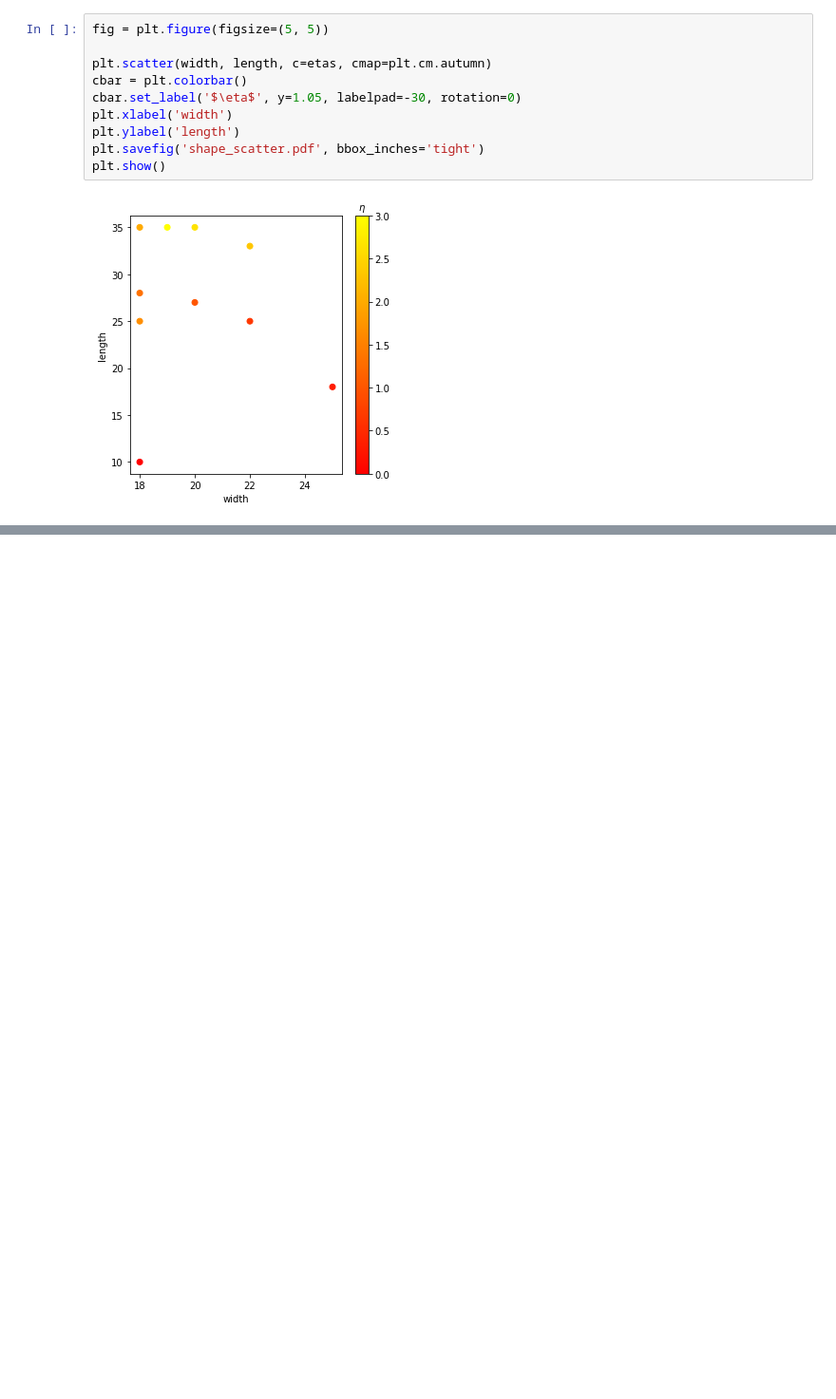
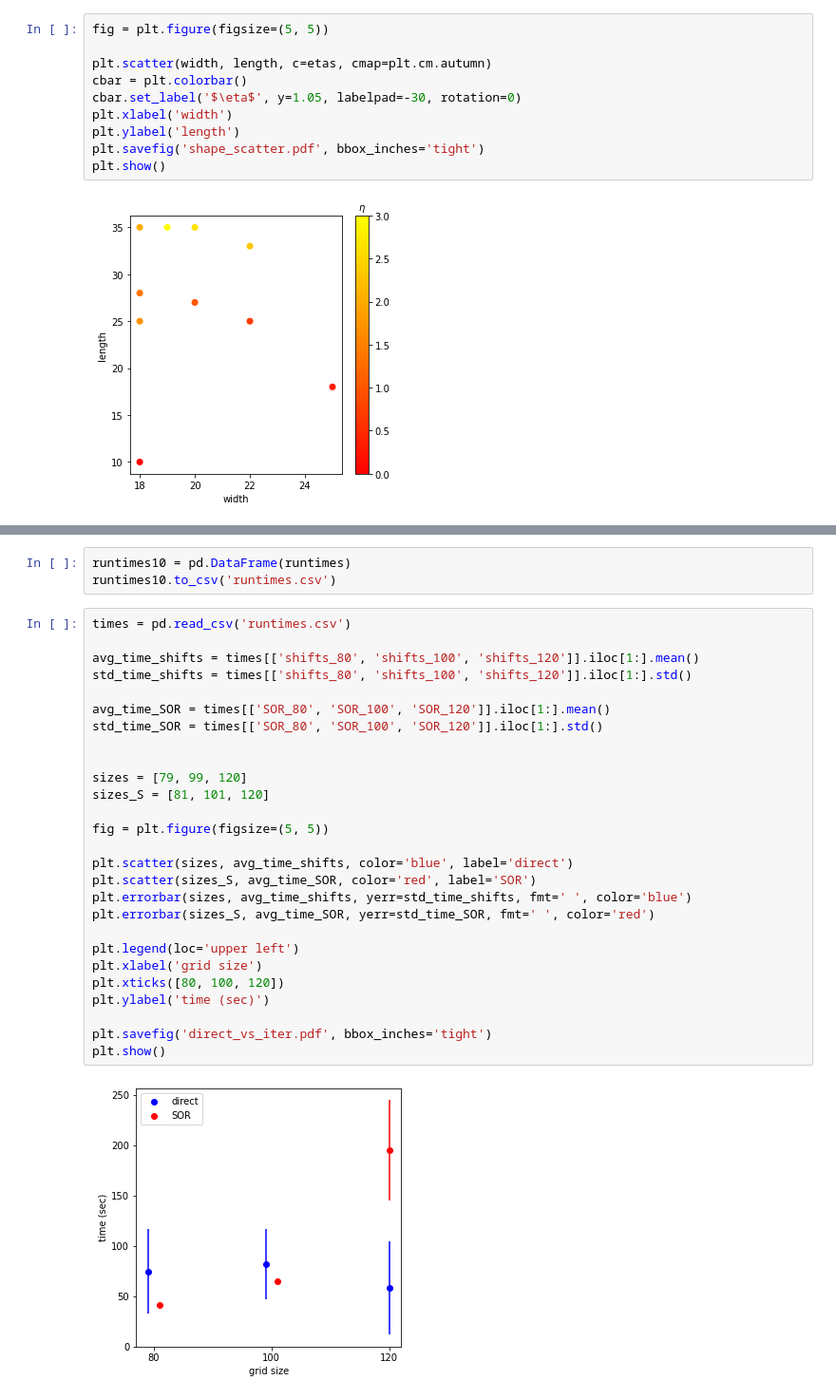
Before and after one commit to GVaessen/Scientific-Computing, a Jupyter notebook: Figures_21.ipynb, the cells around one changed output, grey strips where cells are left out. Shown at 95% size. Saved outputs shown, nothing was run; the diff lists cells and outputs as text; blank space fills up the shorter version.

```diff
--- a/Figures_21.ipynb
+++ b/Figures_21.ipynb
@@ -91,0 +157,32 @@ print(all_iters)
+# %%
+runtimes10 = pd.DataFrame(runtimes)
+runtimes10.to_csv('runtimes.csv')
+# %%
+times = pd.read_csv('runtimes.csv')
+
+avg_time_shifts = times[['shifts_80', 'shifts_100', 'shifts_120']].iloc[1:].mean()
+std_time_shifts = times[['shifts_80', 'shifts_100', 'shifts_120']].iloc[1:].std()
+
+avg_time_SOR = times[['SOR_80', 'SOR_100', 'SOR_120']].iloc[1:].mean()
+std_time_SOR = times[['SOR_80', 'SOR_100', 'SOR_120']].iloc[1:].std()
+
+
+sizes = [79, 99, 120]
+sizes_S = [81, 101, 120]
+
+fig = plt.figure(figsize=(5, 5))
+
+plt.scatter(sizes, avg_time_shifts, color='blue', label='direct')
+plt.scatter(sizes_S, avg_time_SOR, color='red', label='SOR')
+plt.errorbar(sizes, avg_time_shifts, yerr=std_time_shifts, fmt=' ', color='blue')
+plt.errorbar(sizes_S, avg_time_SOR, yerr=std_time_SOR, fmt=' ', color='red')
+
+plt.legend(loc='upper left')
+plt.xlabel('grid size')
+plt.xticks([80, 100, 120])
+plt.ylabel('time (sec)')
+
+plt.savefig('direct_vs_iter.pdf', bbox_inches='tight')
+plt.show()
+# %% [output]
+[figure, added]
```
Also changed, not shown: parts of 6 cells of this notebook, 1 other file.
